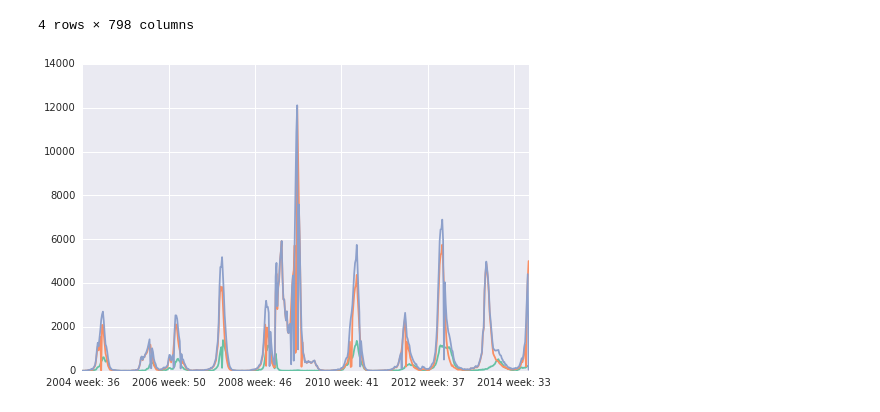
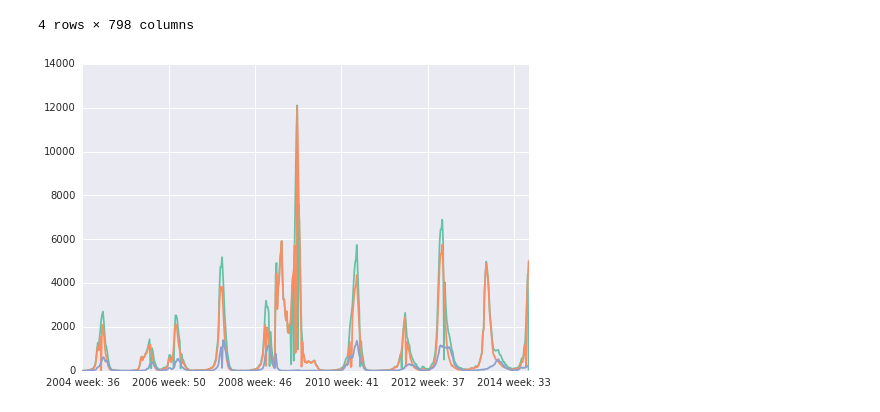
Before and after one commit to mstreit/PoV-time, a Jupyter notebook: PoV-time.ipynb, the cells around one changed output. Cells and saved outputs as stored; diff of their text form; code cells hidden in the pictures.

```diff
--- a/PoV-time.ipynb
+++ b/PoV-time.ipynb
@@ -20,6 +20,6 @@ data
 | 3 | Number of specimens processed | 2744 | 1921 | 1519 | 1284 | 1347 | 1408 | ... |
 4 rows × 798 columns
 # %%
-plt.figure(); data.iloc[2,280:].plot(); data.iloc[1,280:].plot(); data.iloc[0,280:].plot();
+plt.figure(); data.iloc[0,280:].plot(); data.iloc[1,280:].plot(); data.iloc[2,280:].plot();
 # %% [output]
-[figure, old version]
+[figure, new version]
```
Also changed, not shown: parts of 1 cell of this notebook.
